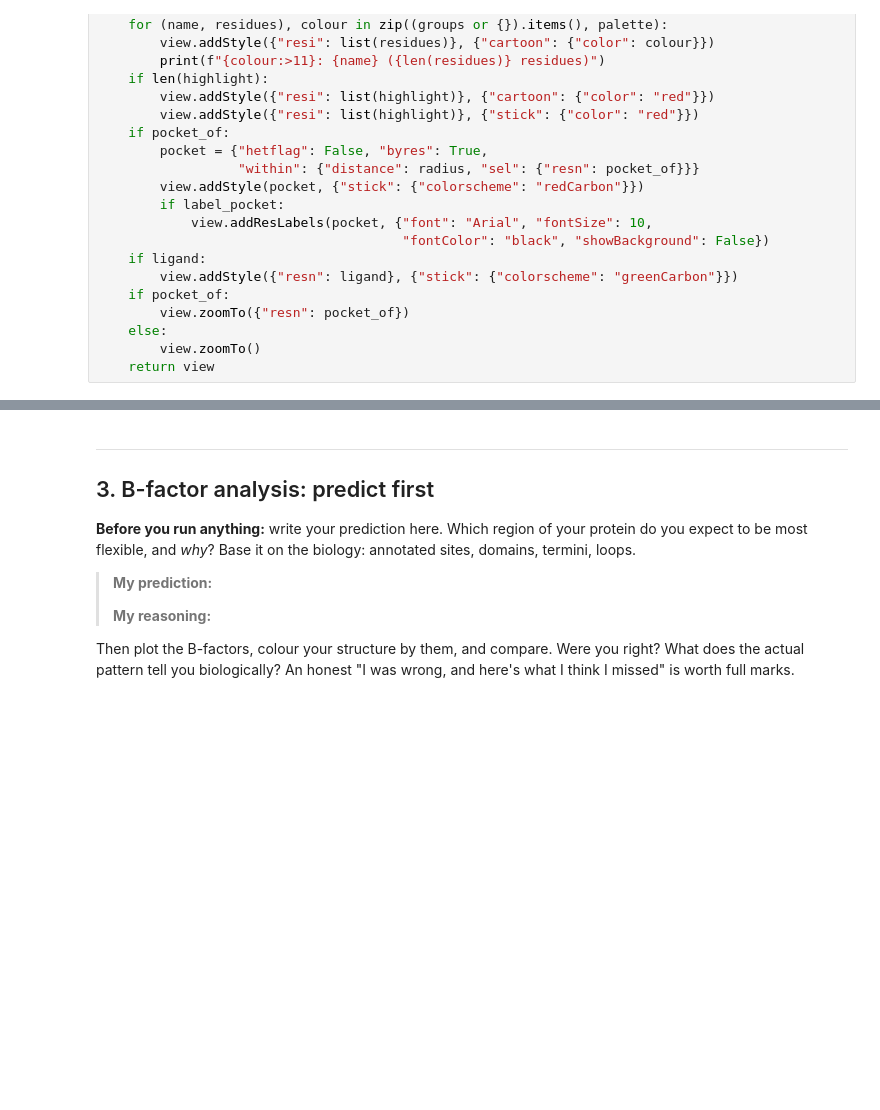
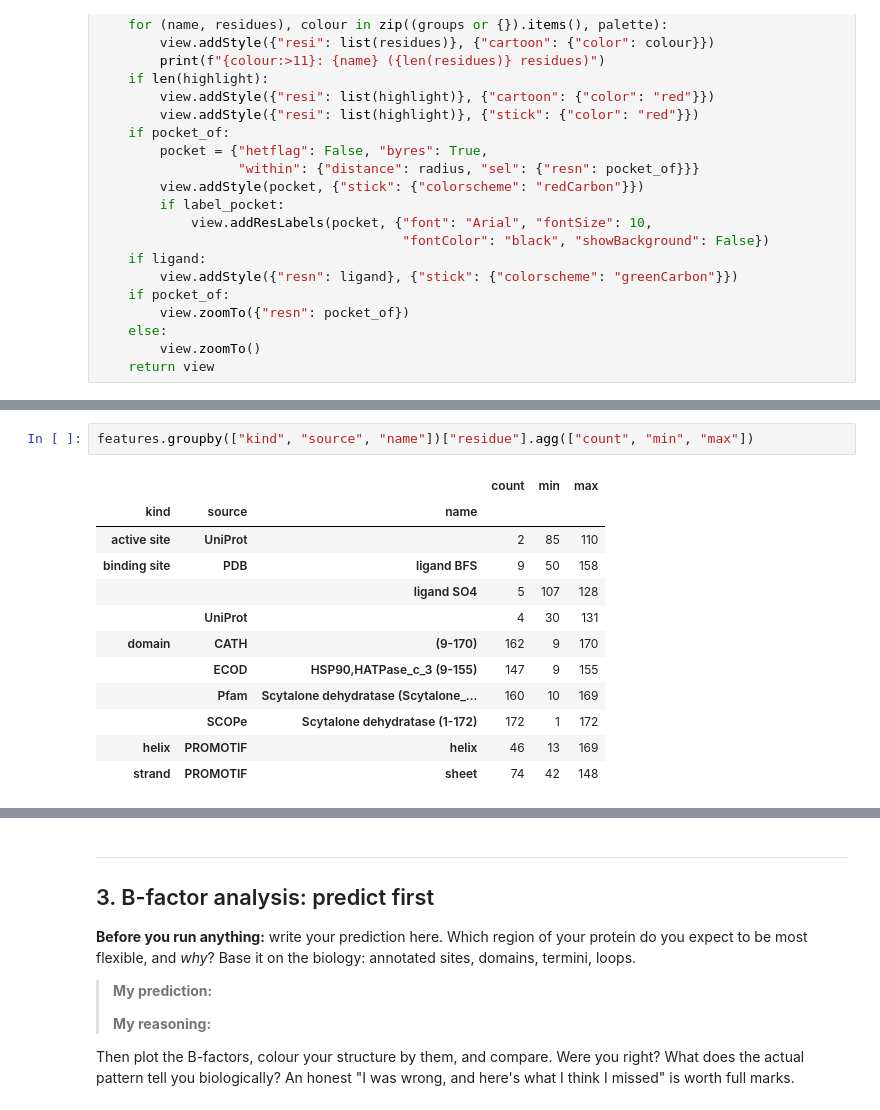
Before and after one commit to einleutchen/Assignment_SPW, a Jupyter notebook: ex01/ex01_workbook.ipynb, the cells around one changed output, grey strips where cells are left out. Drawn from its saved outputs; the diff is of its cells as text; blank space fills up the shorter version.

```diff
--- a/ex01/ex01_workbook.ipynb
+++ b/ex01/ex01_workbook.ipynb
@@ -422,3 +448,18 @@ def show_structure(pdb_id: str, color: str = "spectrum",
 show_structure("1STD").show()
 # %% [output]
 [interactive output not drawn]
+# %%
+features.groupby(["kind", "source", "name"])["residue"].agg(["count", "min", "max"])
+# %% [output]
+|  |  |  | count | min | max |
+| kind | source | name |  |  |  |
+| active site | UniProt |  | 2 | 85 | 110 |
+| binding site | PDB | ligand BFS | 9 | 50 | 158 |
+|  |  | ligand SO4 | 5 | 107 | 128 |
+|  | UniProt |  | 4 | 30 | 131 |
+| domain | CATH | (9-170) | 162 | 9 | 170 |
+|  | ECOD | HSP90,HATPase_c_3 (9-155) | 147 | 9 | 155 |
+|  | Pfam | Scytalone dehydratase (Scytalone_... | 160 | 10 | 169 |
+|  | SCOPe | Scytalone dehydratase (1-172) | 172 | 1 | 172 |
+| helix | PROMOTIF | helix | 46 | 13 | 169 |
+| strand | PROMOTIF | sheet | 74 | 42 | 148 |
```
Also changed, not shown: parts of 10 cells of this notebook.
